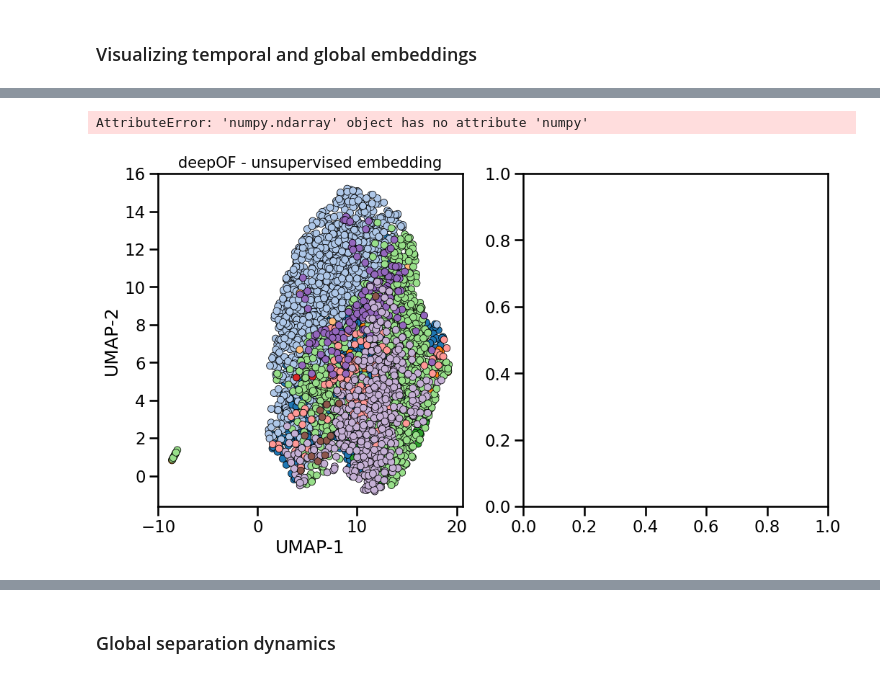
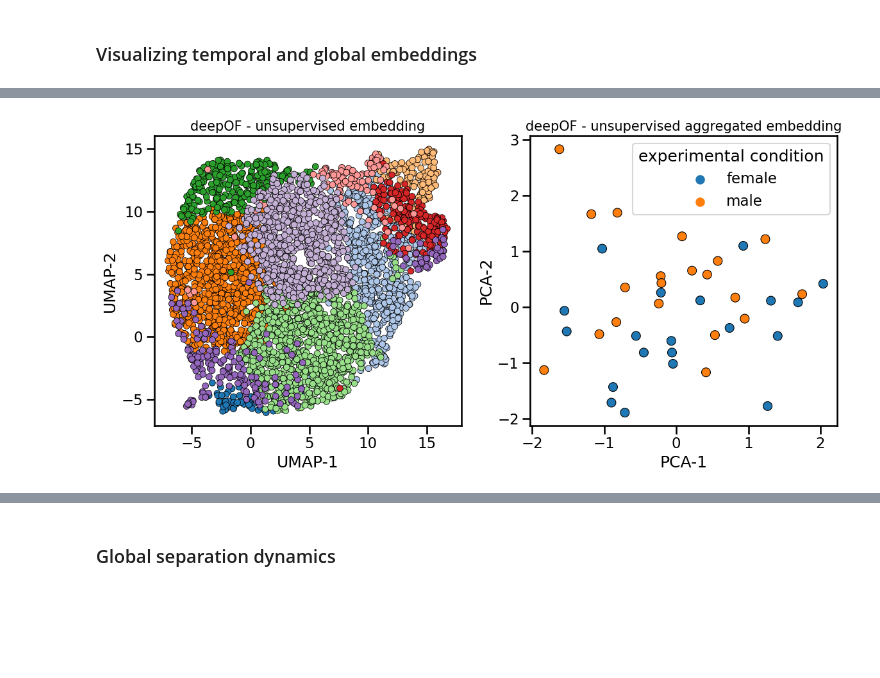
Before and after one commit to mlfpm/deepof, a Jupyter notebook: docs/source/tutorial_notebooks/deepof_unsupervised_tutorial.ipynb, the cells around one changed output, grey strips where cells are left out. Cells and saved outputs as stored; diff of their text form; code cells hidden in the pictures; blank space fills up the shorter version.

```diff
--- a/docs/source/tutorial_notebooks/deepof_unsupervised_tutorial.ipynb
+++ b/docs/source/tutorial_notebooks/deepof_unsupervised_tutorial.ipynb
@@ -125,35 +109,5 @@ cons.vade.summary()
 # %% [markdown]
 ### Visualizing temporal and global embeddings
 # %%
-# ENCAPSULATE INTO A FUNCTION FOR INFERENCE PER VIDEO
-# IT SHOULD ALSO GENERATE PROPER BREAKS AND BE INTEGRATED INTO THE CLI SCRIPT
-# IT SHOULD ALSO ALLOW FOR BOTH GRAPH AND NON-GRAPH INPUT
-
-embeddings = {}
-soft_counts = {}
-
-for key in my_deepof_project.get_exp_conditions.keys():
-
-    print(key)
-
-    dd, _, _, _ = my_deepof_project.get_graph_dataset(
-      #  animal_id="B",
-        precomputed_tab_dict=to_preprocess.filter_videos([key]),
-        preprocess=True,
-        scale="standard",
-        shuffle=False,
-        pretrained_scaler=global_scaler,
-    )
-
-    dd = (dd[0], dd[1], dd[2], dd[3], dd[4], dd[5])
-
-#     dd = my_deepof_project.get_coords(
-#         center="Center", align="Spine_1"
-#     ).filter_id("B").filter_videos([key]).preprocess(
-#         shuffle=False,
-#         test_videos=0,
-#     )
-#     dd = [dd[0], dd[0]]
-
-    embeddings[key] = cons.encoder([dd[0], dd[1]])
-    soft_counts[key] = cons.grouper([dd[0], dd[1]])
+# INCORPORATE AS A METHOD FOR EACH MODEL
+# embeddings, soft_counts, breaks = deepof.model_utils.embedding_per_video(my_deepof_project, to_preprocess, cons)
@@ -178,43 +114,37 @@ Test_8_FA_JB07_cut
-# %%
-import numpy as np
-embeddings = {key:val.numpy() for key, val in embeddings.items()}
-soft_counts = {key:val.numpy() for key, val in soft_counts.items()}
-breaks = {key: np.ones(soft_counts[key].shape[0]).astype(int) for key in soft_counts.keys()}
 # %%
 import matplotlib.pyplot as plt
 import seaborn as sns
 
 fig, (ax1, ax2) = plt.subplots(1, 2, figsize=(12, 6))
 sns.set_context("talk")
 
 deepof.visuals.plot_embeddings(
     my_deepof_project,
     embeddings,
     soft_counts,
     breaks,
     aggregate_experiments=False,
     samples=100,
     ax=ax1,
     save=False, # Set to True, or give a custom name, to save the plot
 )
 
 deepof.visuals.plot_embeddings(
     my_deepof_project,
     embeddings,
     soft_counts,
     breaks,
-    aggregate_experiments="median",
+    aggregate_experiments="time on cluster",
     exp_condition="Sex",
     show_aggregated_density=False,
     ax=ax2,
     save=False, # Set to True, or give a custom name, to save the plot,
 )
 
 plt.tight_layout()
 plt.show()
 # %% [output]
-AttributeError: 'numpy.ndarray' object has no attribute 'numpy'
-[figure, old version]
+[figure, new version]
 # %%
 from IPython import display
 
```
Also changed, not shown: parts of 40 cells of this notebook, 5 other files.
